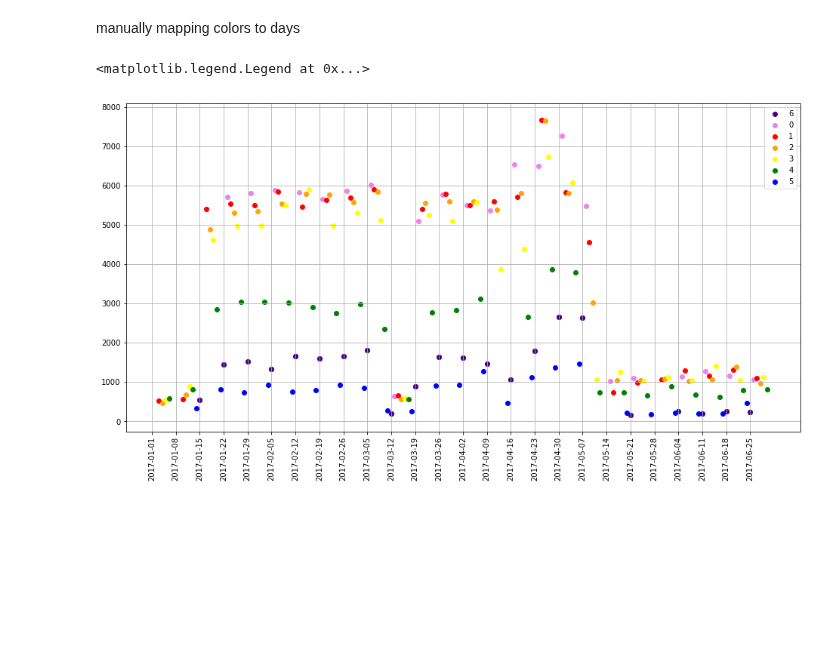
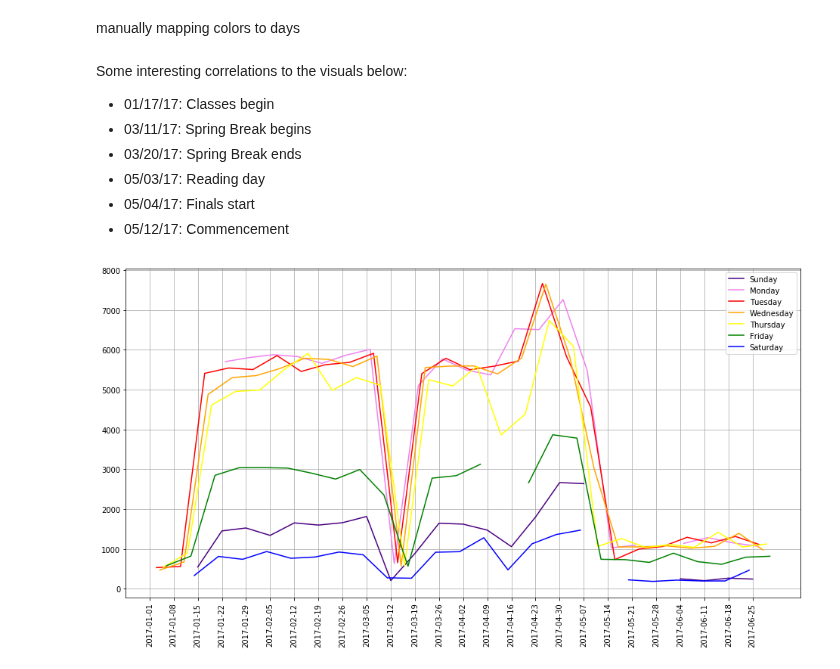
Before and after one commit to UNCG-CSE/Library-Computer-Usage-Analysis, a Jupyter notebook: src/LibraryGateCounts.ipynb, the cells around one changed output. Cells and saved outputs as stored; diff of their text form; code cells hidden in the pictures; blank space fills up the shorter version.

Commit message:
Initial visualization

```diff
--- a/src/LibraryGateCounts.ipynb
+++ b/src/LibraryGateCounts.ipynb
@@ -42,11 +50,19 @@ dayColors = dayColors[5:]+ dayColors[:5]
+# %% [markdown]
+Some interesting correlations to the visuals below:
+- 01/17/17: Classes begin
+- 03/11/17: Spring Break begins
+- 03/20/17: Spring Break ends
+- 05/03/17: Reading day
+- 05/04/17: Finals start
+- 05/12/17: Commencement
 # %%
 plt.figure(figsize=(16,8))
 plt.grid(b=True)
 plt.xticks(gateCounts.index.values[::7], gateCounts.Date.dt.strftime("%Y-%m-%d")[::7], rotation=90)
-plt.scatter(gateCounts.index.values[::7],gateCounts['Patrons'][::7].values)
 for i in range(7):
-    plt.scatter(gateCounts.index.values[i::7],gateCounts['Patrons'][i::7].values,c=dayColors[i],label=gateCounts.iloc[i,0].weekday());
-plt.legend()
+    plt.plot(gateCounts.index.values[i::7],gateCounts['Patrons'][i::7].values,\
+                c=dayColors[i],\
+                label=calendar.day_name[gateCounts.iloc[i,0].weekday()]);
+plt.legend();
 # %% [output]
-<matplotlib.legend.Legend at 0x...>
-[figure, old version]
+[figure, new version]
```
Also changed, not shown: parts of 3 cells of this notebook.
